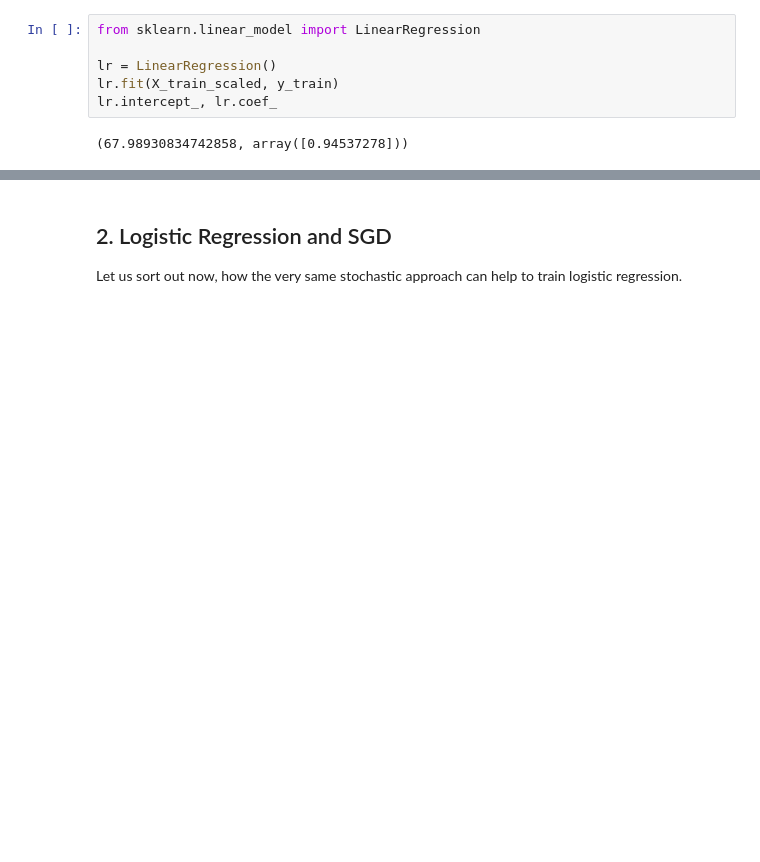
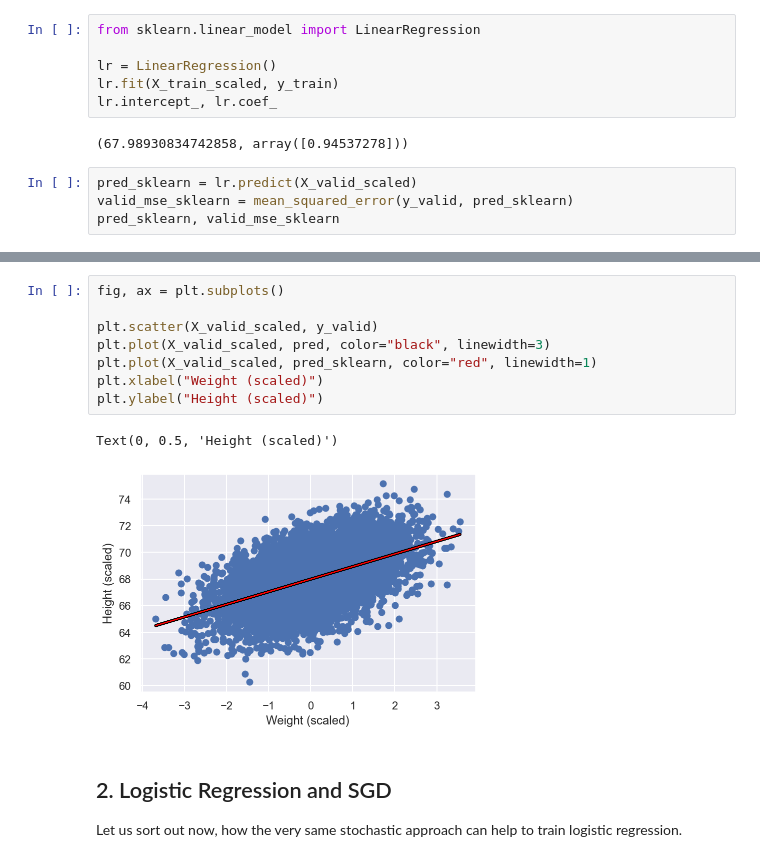
Before and after one commit to Extremesarova/mlcourse, a Jupyter notebook: assignment08/assignment08_implement_sgd_regr_and_clf.ipynb, the cells around one changed output, grey strips where cells are left out. Drawn from its saved outputs; the diff is of its cells as text; blank space fills up the shorter version.

```diff
--- a/assignment08/assignment08_implement_sgd_regr_and_clf.ipynb
+++ b/assignment08/assignment08_implement_sgd_regr_and_clf.ipynb
@@ -158,3 +178,7 @@ lr.fit(X_train_scaled, y_train)
 lr.intercept_, lr.coef_
 # %% [output]
 (67.98930834742858, array([0.94537278]))
+# %%
+pred_sklearn = lr.predict(X_valid_scaled)
+valid_mse_sklearn = mean_squared_error(y_valid, pred_sklearn)
+pred_sklearn, valid_mse_sklearn
@@ -167,3 +203,14 @@ lr.intercept_, lr.coef_
+# %%
+fig, ax = plt.subplots()
+
+plt.scatter(X_valid_scaled, y_valid)
+plt.plot(X_valid_scaled, pred, color="black", linewidth=3)
+plt.plot(X_valid_scaled, pred_sklearn, color="red", linewidth=1)
+plt.xlabel("Weight (scaled)")
+plt.ylabel("Height (scaled)")
+# %% [output]
+Text(0, 0.5, 'Height (scaled)')
+[figure, added]
 # %% [markdown]
 ## 2. Logistic Regression and SGD
 Let us sort out now, how the very same stochastic approach can help to train logistic regression.
```
Also changed, not shown: parts of 15 cells of this notebook.
